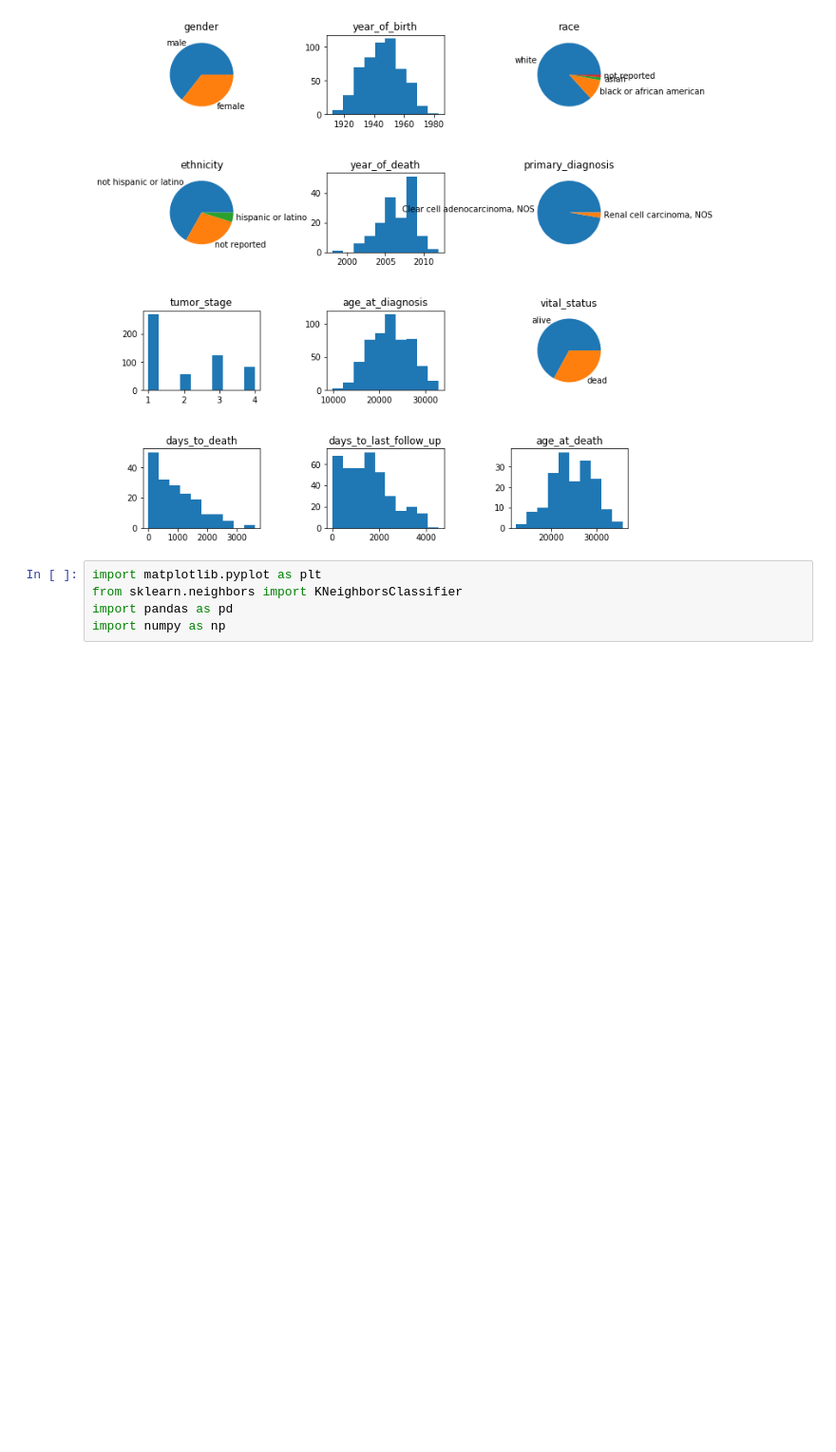
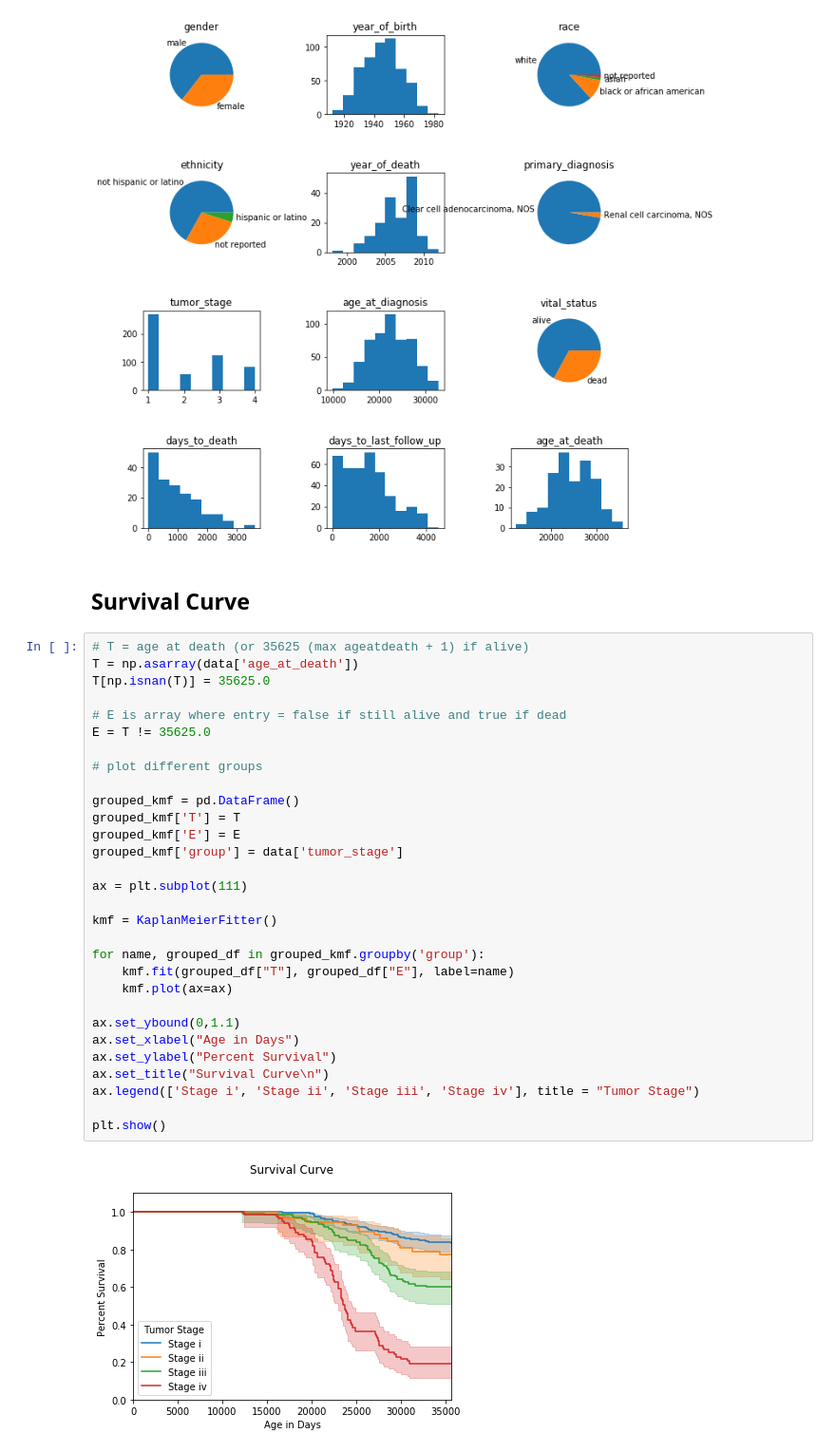
Before and after one commit to JoeJessee/rCCC_clinical_clustering, a Jupyter notebook: Final Project 3.ipynb, the cells around one changed output. Shown at 95% size. Cells and saved outputs as stored; diff of their text form; blank space fills up the shorter version.

```diff
--- a/Final Project 3.ipynb
+++ b/Final Project 3.ipynb
@@ -254,8 +242,37 @@ days_to_last_follow_up  is a number
 float64
 age_at_death  is a number
 [figure]
-# %%
-import matplotlib.pyplot as plt
-from sklearn.neighbors import KNeighborsClassifier
-import pandas as pd
-import numpy as np
+# %% [markdown]
+## Survival Curve
+# %%
+# T = age at death (or 35625 (max ageatdeath + 1) if alive)
+T = np.asarray(data['age_at_death'])
+T[np.isnan(T)] = 35625.0
+
+# E is array where entry = false if still alive and true if dead
+E = T != 35625.0
+
+# plot different groups
+
+grouped_kmf = pd.DataFrame()
+grouped_kmf['T'] = T
+grouped_kmf['E'] = E
+grouped_kmf['group'] = data['tumor_stage']
+
+ax = plt.subplot(111)
+
+kmf = KaplanMeierFitter()
+
+for name, grouped_df in grouped_kmf.groupby('group'):
+    kmf.fit(grouped_df["T"], grouped_df["E"], label=name)
+    kmf.plot(ax=ax)
+
+ax.set_ybound(0,1.1)
+ax.set_xlabel("Age in Days")
+ax.set_ylabel("Percent Survival")
+ax.set_title("Survival Curve\n")
+ax.legend(['Stage i', 'Stage ii', 'Stage iii', 'Stage iv'], title = "Tumor Stage")
+
+plt.show()
+# %% [output]
+[figure, added]
```
Also changed, not shown: parts of 8 cells of this notebook, 2 other files.
